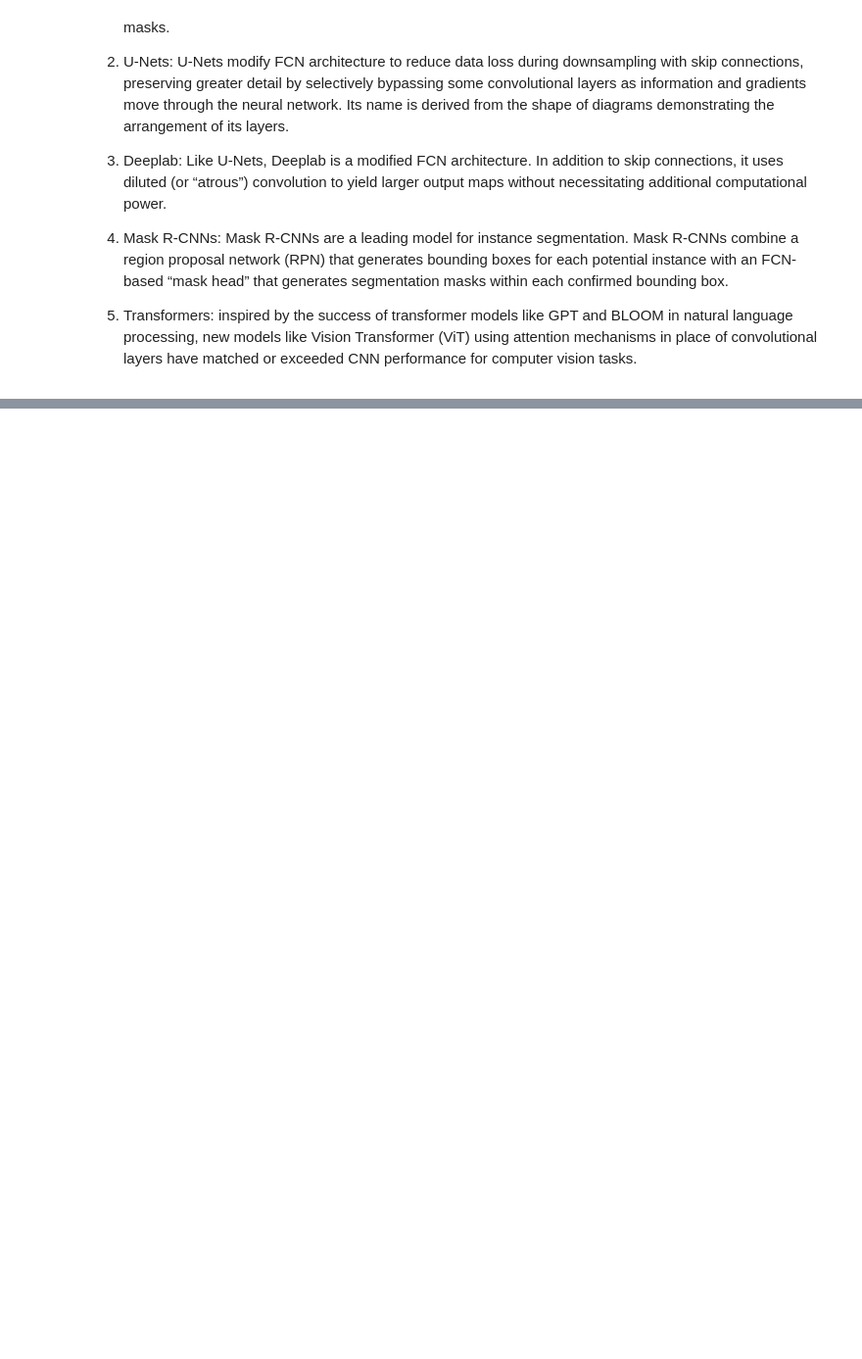
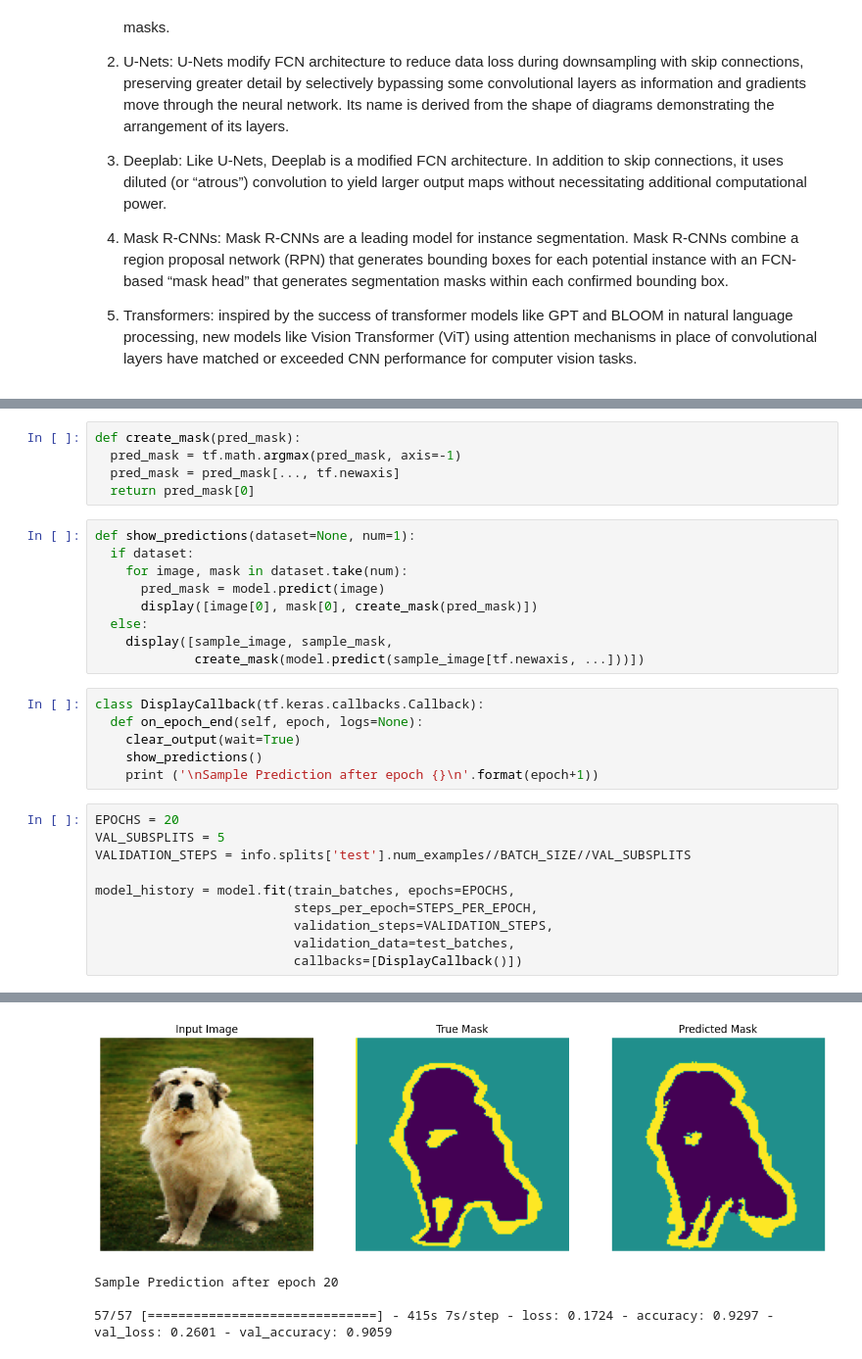
Before and after one commit to mirzaaa101/Digital-Image-Processing-with-Python, a Jupyter notebook: image segmentation with tensorflow.ipynb, the cells around one changed output, grey strips where cells are left out. Shown at 98% size. Cells and saved outputs as stored; diff of their text form; blank space fills up the shorter version.

```diff
--- a/image segmentation with tensorflow.ipynb
+++ b/image segmentation with tensorflow.ipynb
@@ -60,0 +249,31 @@ Prominent deep learning models used in image segmentation include:
+# %%
+def create_mask(pred_mask):
+  pred_mask = tf.math.argmax(pred_mask, axis=-1)
+  pred_mask = pred_mask[..., tf.newaxis]
+  return pred_mask[0]
+# %%
+def show_predictions(dataset=None, num=1):
+  if dataset:
+    for image, mask in dataset.take(num):
+      pred_mask = model.predict(image)
+      display([image[0], mask[0], create_mask(pred_mask)])
+  else:
+    display([sample_image, sample_mask,
+             create_mask(model.predict(sample_image[tf.newaxis, ...]))])
+# %%
+class DisplayCallback(tf.keras.callbacks.Callback):
+  def on_epoch_end(self, epoch, logs=None):
+    clear_output(wait=True)
+    show_predictions()
+    print ('\nSample Prediction after epoch {}\n'.format(epoch+1))
+# %%
+EPOCHS = 20
+VAL_SUBSPLITS = 5
+VALIDATION_STEPS = info.splits['test'].num_examples//BATCH_SIZE//VAL_SUBSPLITS
+
+model_history = model.fit(train_batches, epochs=EPOCHS,
+                          steps_per_epoch=STEPS_PER_EPOCH,
+                          validation_steps=VALIDATION_STEPS,
+                          validation_data=test_batches,
+                          callbacks=[DisplayCallback()])
+# %% [output]
@@ -60,0 +281,4 @@ Prominent deep learning models used in image segmentation include:
+[figure, added]
+Sample Prediction after epoch 20
+
+57/57 [==============================] - 415s 7s/step - loss: 0.1724 - accuracy: 0.9297 - val_loss: 0.2601 - val_accuracy: 0.9059
```
Also changed, not shown: parts of 39 cells of this notebook.
